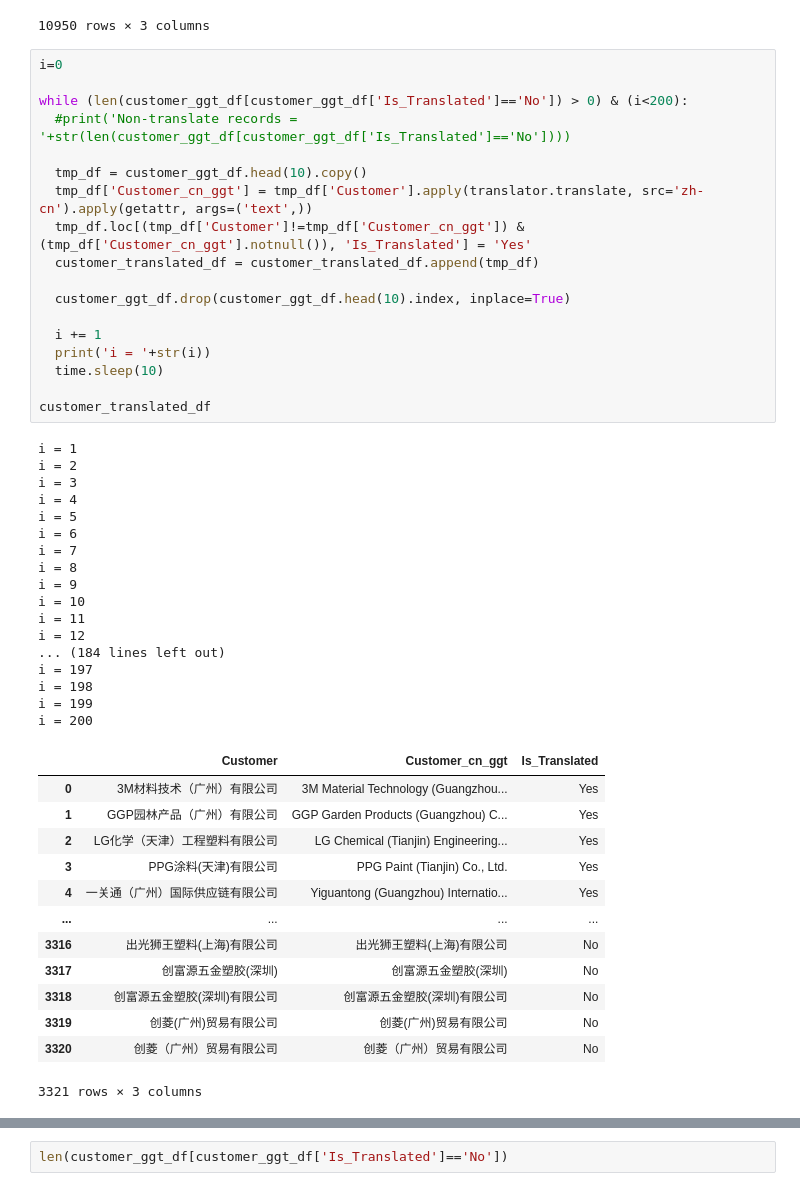
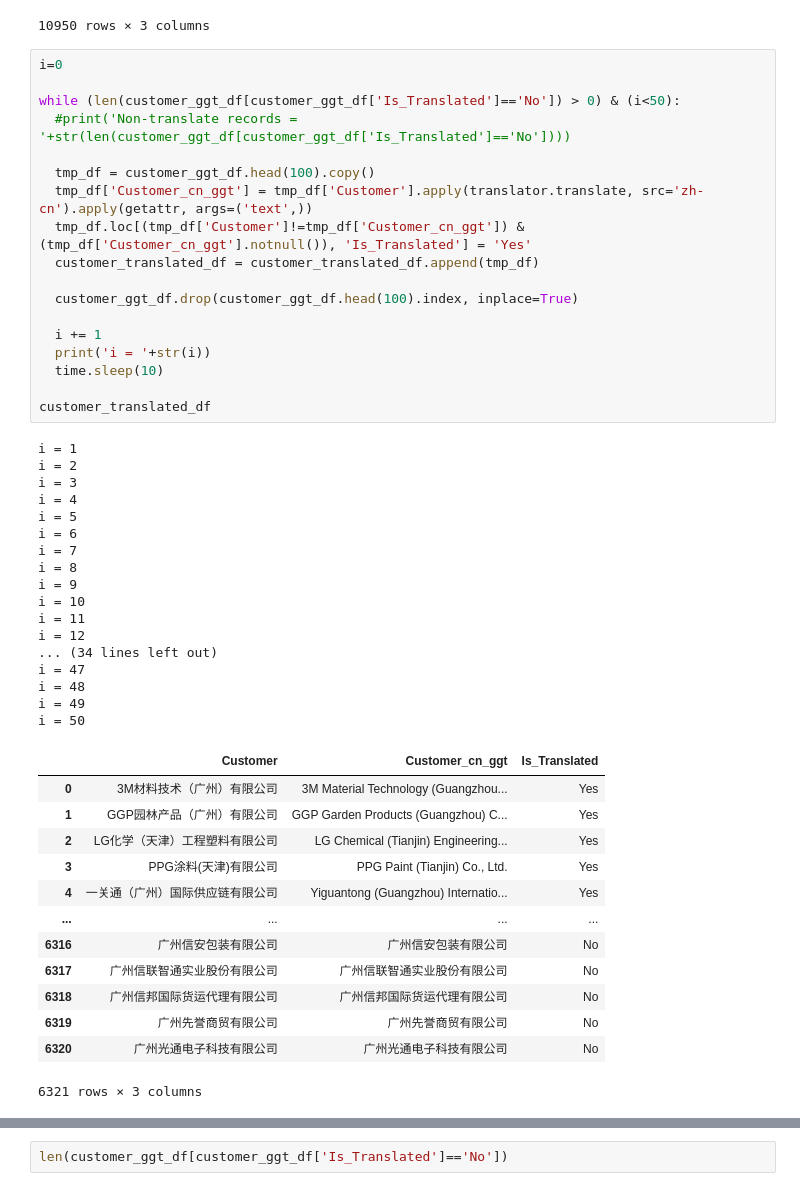
Before and after one commit to vittaya/DSEP, a Jupyter notebook: Chinese_Translate.ipynb, the cells around one changed output, grey strips where cells are left out. Cells and saved outputs as stored; diff of their text form.

```diff
--- a/Chinese_Translate.ipynb
+++ b/Chinese_Translate.ipynb
@@ -132,52 +144,52 @@ customer_ggt_df
 # %%
 i=0
 
-while (len(customer_ggt_df[customer_ggt_df['Is_Translated']=='No']) > 0) & (i<200):
+while (len(customer_ggt_df[customer_ggt_df['Is_Translated']=='No']) > 0) & (i<50):
   #print('Non-translate records = '+str(len(customer_ggt_df[customer_ggt_df['Is_Translated']=='No'])))
 
-  tmp_df = customer_ggt_df.head(10).copy()
+  tmp_df = customer_ggt_df.head(100).copy()
   tmp_df['Customer_cn_ggt'] = tmp_df['Customer'].apply(translator.translate, src='zh-cn').apply(getattr, args=('text',))
   tmp_df.loc[(tmp_df['Customer']!=tmp_df['Customer_cn_ggt']) & (tmp_df['Customer_cn_ggt'].notnull()), 'Is_Translated'] = 'Yes'
   customer_translated_df = customer_translated_df.append(tmp_df)
 
-  customer_ggt_df.drop(customer_ggt_df.head(10).index, inplace=True)
+  customer_ggt_df.drop(customer_ggt_df.head(100).index, inplace=True)
 
   i += 1
   print('i = '+str(i))
   time.sleep(10)
 
 customer_translated_df
 # %% [output]
 i = 1
 i = 2
 i = 3
 i = 4
 i = 5
 i = 6
 i = 7
 i = 8
 i = 9
 i = 10
 i = 11
 i = 12
-... (184 lines left out)
-i = 197
-i = 198
-i = 199
-i = 200
+... (34 lines left out)
+i = 47
+i = 48
+i = 49
+i = 50
 |  | Customer | Customer_cn_ggt | Is_Translated |
 | 0 | 3M材料技术（广州）有限公司 | 3M Material Technology (Guangzhou... | Yes |
 | 1 | GGP园林产品（广州）有限公司 | GGP Garden Products (Guangzhou) C... | Yes |
 | 2 | LG化学（天津）工程塑料有限公司 | LG Chemical (Tianjin) Engineering... | Yes |
 | 3 | PPG涂料(天津)有限公司 | PPG Paint (Tianjin) Co., Ltd. | Yes |
 | 4 | 一关通（广州）国际供应链有限公司 | Yiguantong (Guangzhou) Internatio... | Yes |
 | ... | ... | ... | ... |
-| 3316 | 出光狮王塑料(上海)有限公司 | 出光狮王塑料(上海)有限公司 | No |
-| 3317 | 创富源五金塑胶(深圳) | 创富源五金塑胶(深圳) | No |
-| 3318 | 创富源五金塑胶(深圳)有限公司 | 创富源五金塑胶(深圳)有限公司 | No |
-| 3319 | 创菱(广州)贸易有限公司 | 创菱(广州)贸易有限公司 | No |
-| 3320 | 创菱（广州）贸易有限公司 | 创菱（广州）贸易有限公司 | No |
+| 6316 | 广州信安包装有限公司 | 广州信安包装有限公司 | No |
+| 6317 | 广州信联智通实业股份有限公司 | 广州信联智通实业股份有限公司 | No |
+| 6318 | 广州信邦国际货运代理有限公司 | 广州信邦国际货运代理有限公司 | No |
+| 6319 | 广州先誉商贸有限公司 | 广州先誉商贸有限公司 | No |
+| 6320 | 广州光通电子科技有限公司 | 广州光通电子科技有限公司 | No |
-3321 rows × 3 columns
+6321 rows × 3 columns
 # %%
 customer_ggt_df
 # %% [output]
```
Also changed, not shown: parts of 5 cells of this notebook.
